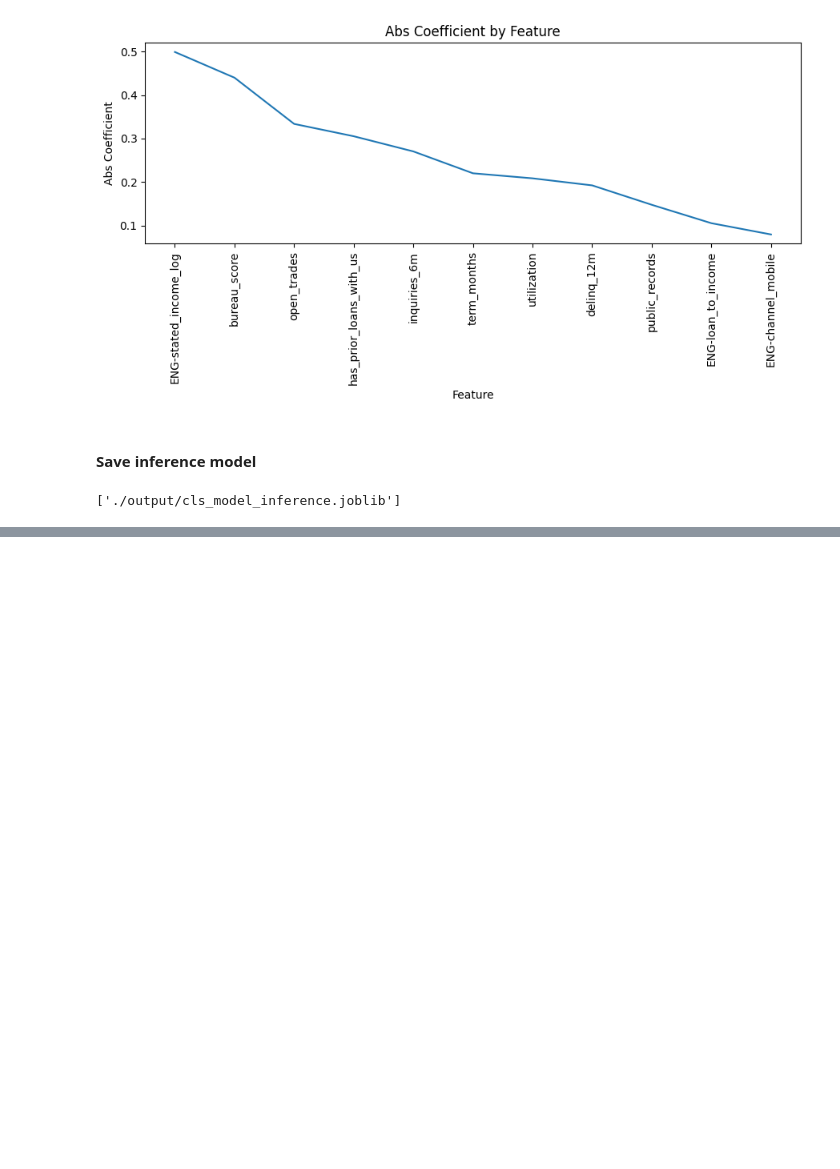
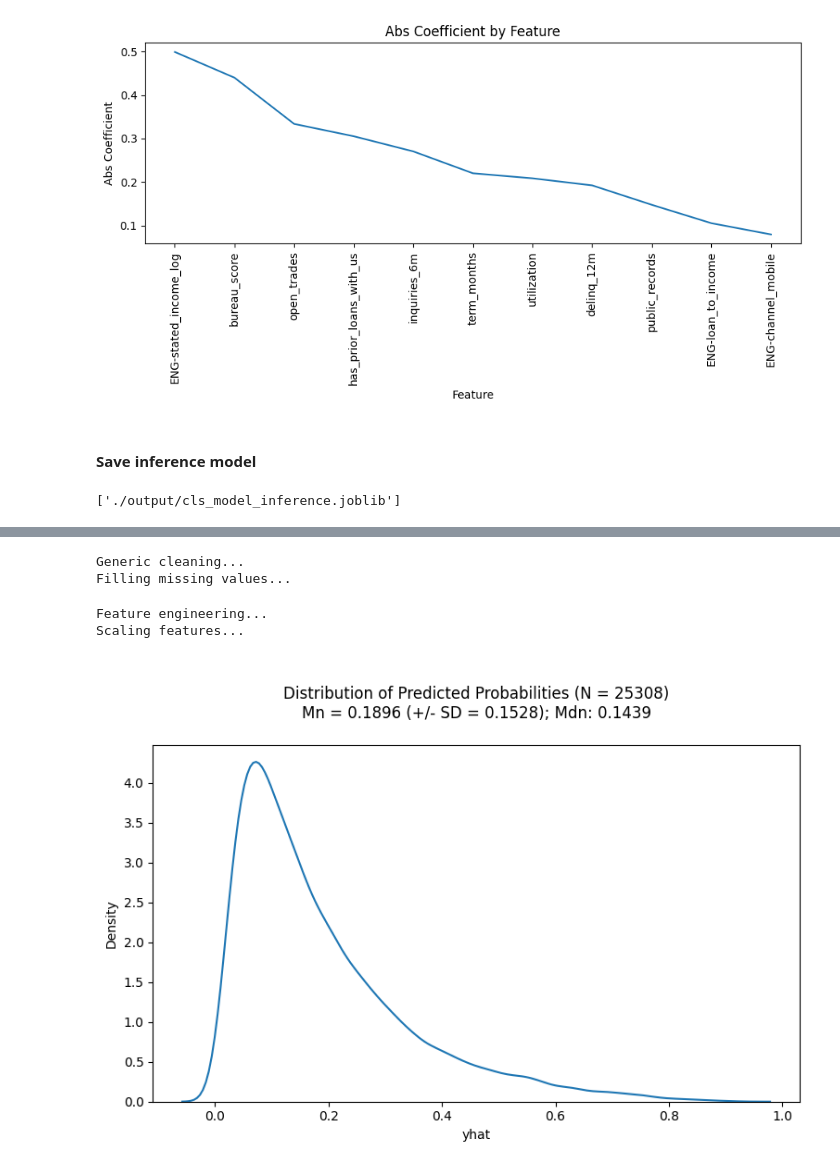
Before and after one commit to aaronengland/credit_risk_model, a Jupyter notebook: 04_logistic_regression/notebook.ipynb, the cells around one changed output, grey strips where cells are left out. Saved outputs shown, nothing was run; the diff lists cells and outputs as text; code cells hidden in the pictures; blank space fills up the shorter version.

```diff
--- a/04_logistic_regression/notebook.ipynb
+++ b/04_logistic_regression/notebook.ipynb
@@ -727,0 +774,42 @@ joblib.dump(cls_model_inference, str_local_path)
+# %%
+# import preprocessor
+str_filename = 'cls_model_preprocessing.joblib'
+str_local_path = f'{str_dirname_output}/{str_filename}'
+cls_model_preprocessing = joblib.load(str_local_path)
+# %%
+# preprocess df
+df = cls_model_preprocessing.transform(X=df)
+# %% [output]
+Generic cleaning...
+Filling missing values...
+Feature engineering...
+Scaling features...
+# %%
+# import inference model
+str_filename = 'cls_model_inference.joblib'
+str_local_path = f'{str_dirname_output}/{str_filename}'
+cls_model_inference = joblib.load(str_local_path)
+# get cols
+list_cols_model = list(cls_model_inference.feature_names_in_)
+# %%
+# generate predictions
+df['yhat'] = cls_model_inference.predict_proba(df[list_cols_model])[:, 1]
+# %%
+int_n = df.shape[0]
+flt_mn = df['yhat'].mean()
+flt_sd = df['yhat'].std()
+flt_mdn = df['yhat'].median()
+
+# title
+str_title = f"""
+Distribution of Predicted Probabilities (N = {int_n})
+Mn = {flt_mn:0.4f} (+/- SD = {flt_sd:0.4f}); Mdn: {flt_mdn:0.4f}
+"""
+
+# ax
+fig, ax = plt.subplots(figsize=(9,5))
+ax.set_title(str_title)
+sns.kdeplot(df['yhat'], ax=ax)
+plt.show()
+# %% [output]
+[figure, added]
```
Also changed, not shown: parts of 5 cells of this notebook, 1 other file.
